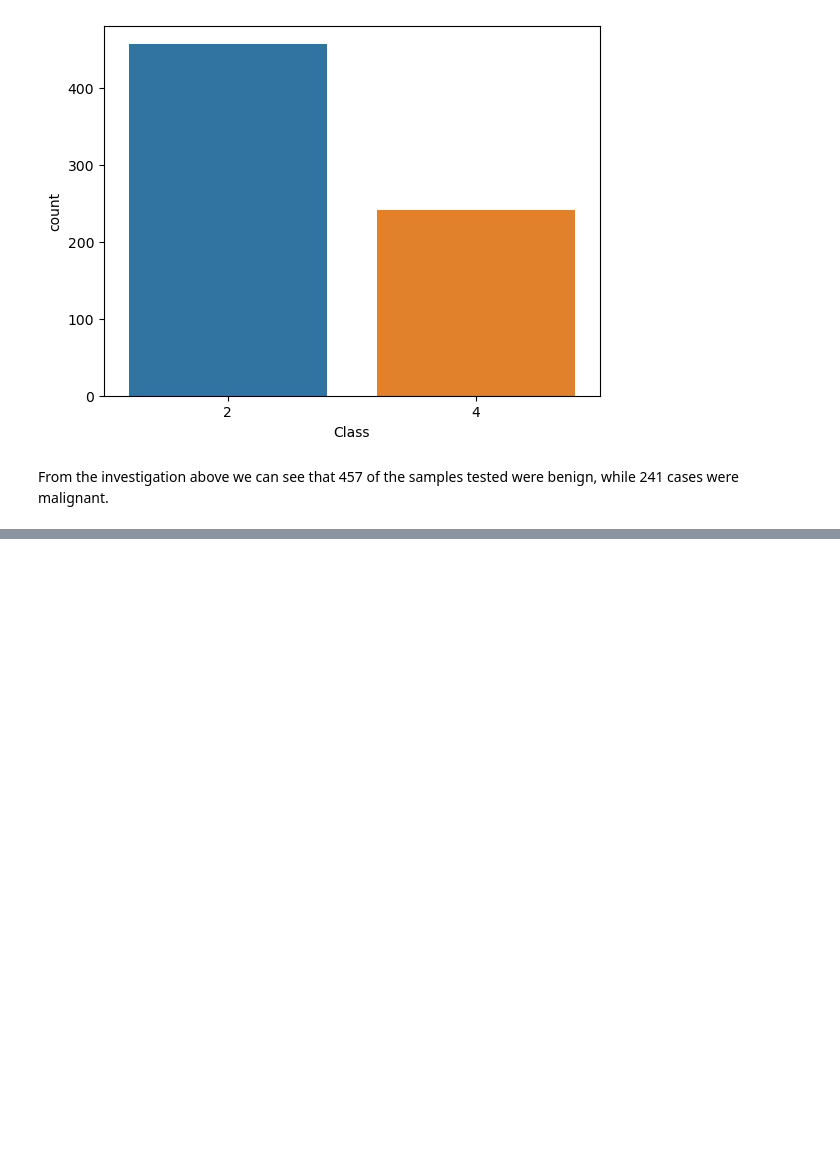
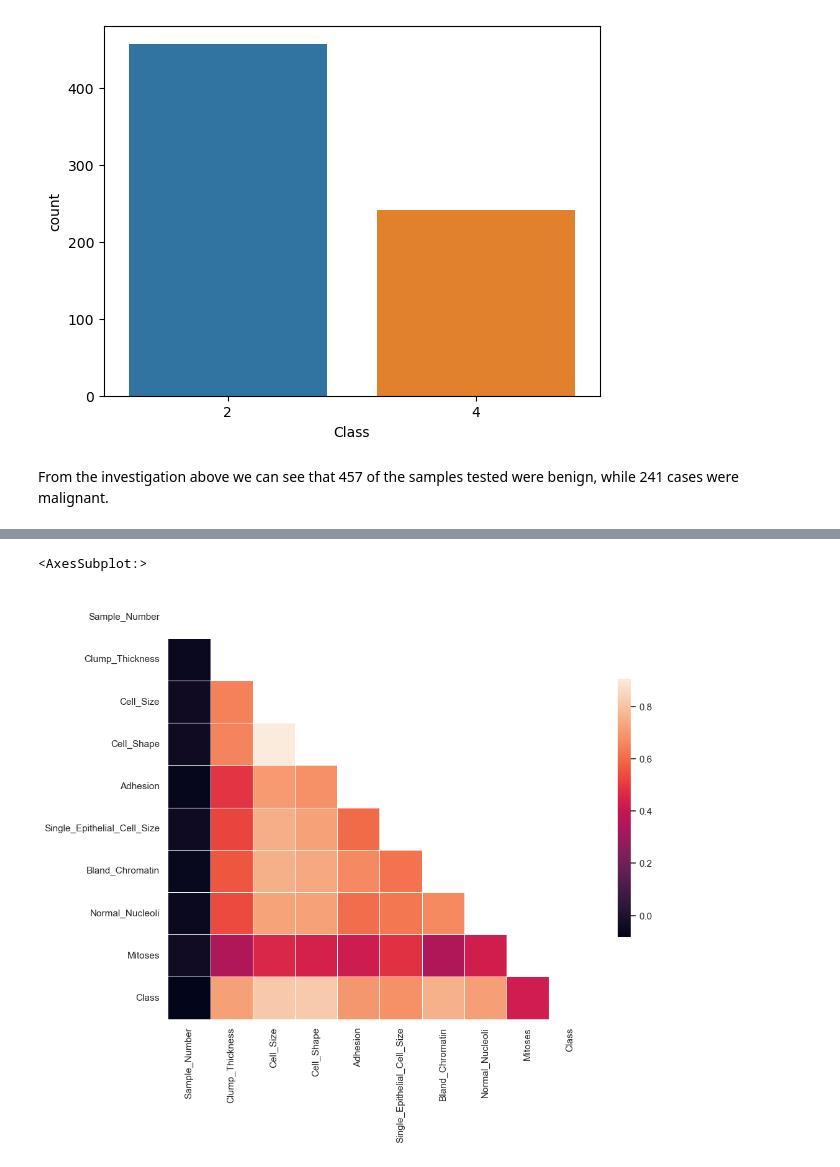
Before and after one commit to SeanE15/Programming_for_data_analysis_II, a Jupyter notebook: Assignment_2_PfDA.ipynb, the cells around one changed output, grey strips where cells are left out. Saved outputs shown, nothing was run; the diff lists cells and outputs as text; code cells hidden in the pictures; blank space fills up the shorter version.

```diff
--- a/Assignment_2_PfDA.ipynb
+++ b/Assignment_2_PfDA.ipynb
@@ -106,0 +122,14 @@ plt.show
+# %%
+#Plot below is just a copy of the above heatmap but in a more presentable and more discernable way of looking at the data correlations.
+
+sns.set_theme(style="white")
+corr = df.corr()
+# Generate a mask for the upper triangle
+mask = np.triu(np.ones_like(corr, dtype=bool))
+# Set up the matplotlib figure
+f, ax = plt.subplots(figsize=(11, 9))
+# Generate a custom diverging colormapcmap = sns.diverging_palette(230, 20, as_cmap=True)
+sns.heatmap(corr, mask=mask,square=True, linewidths=.5, cbar_kws={"shrink": .6})
+# %% [output]
+<AxesSubplot:>
+[figure, added]
```
Also changed, not shown: parts of 5 cells of this notebook, 1 other file.
